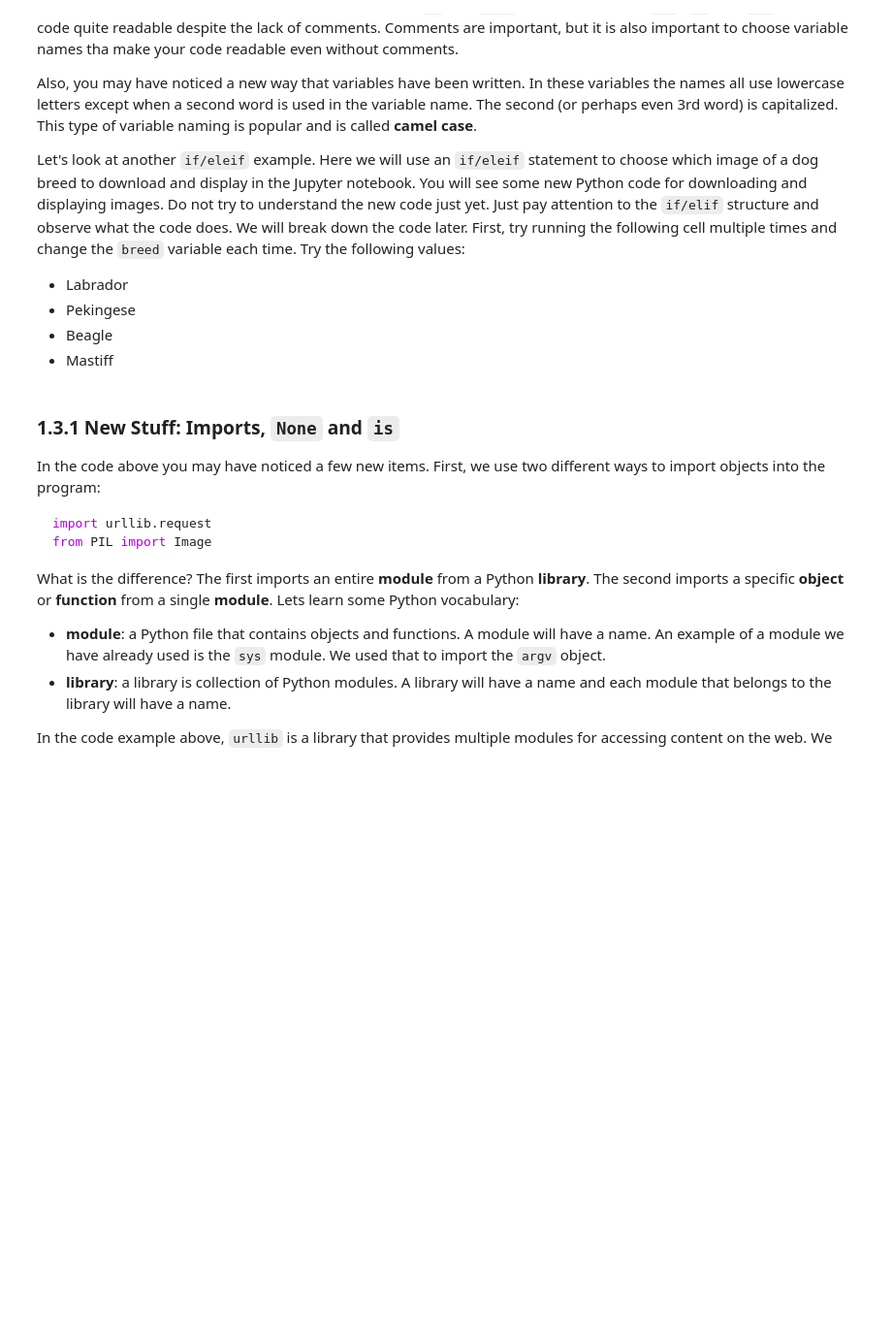
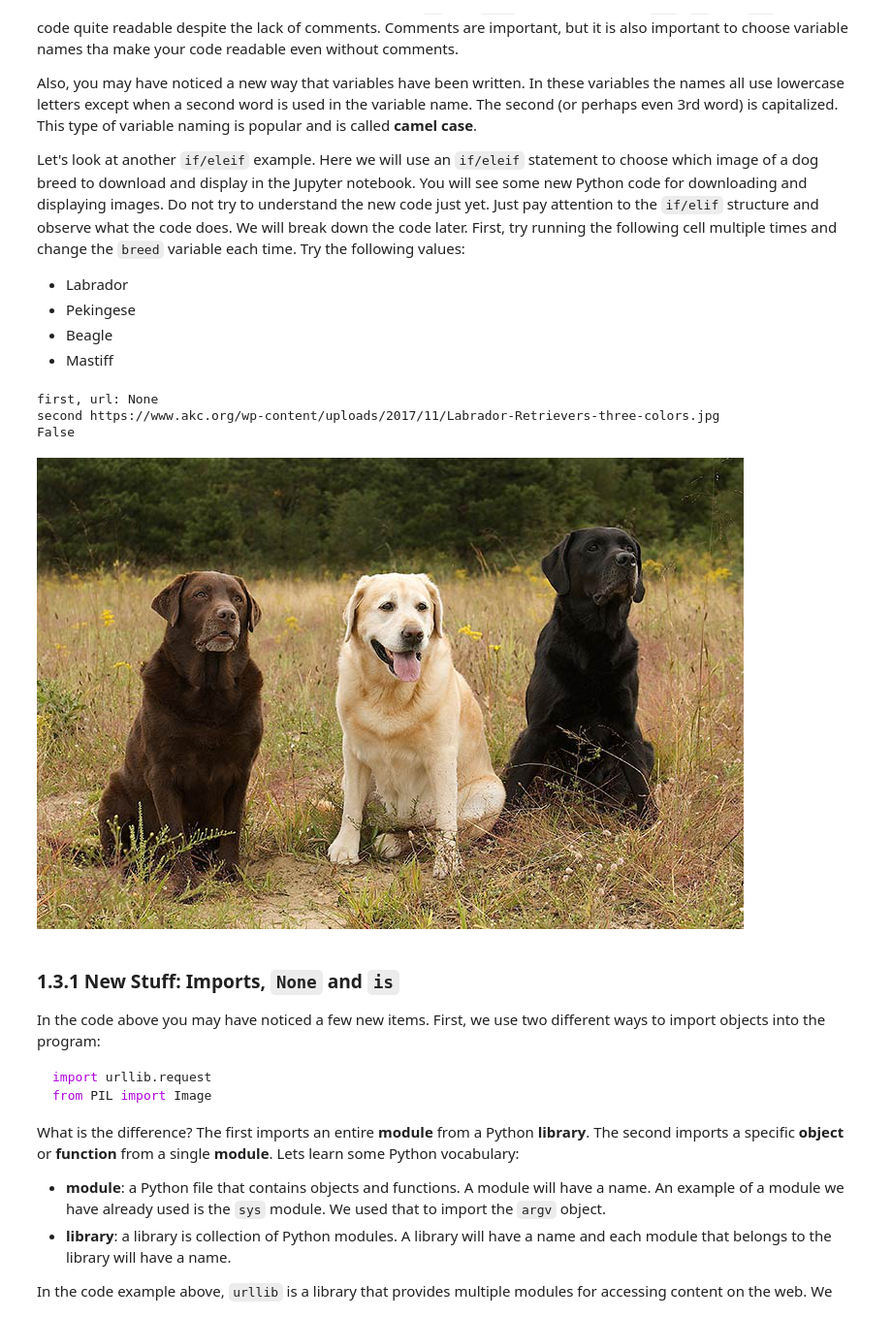
Before and after one commit to ninkuu/Data-Analytics-With-Python, a Jupyter notebook: Module1-Intro_to_Python/A08-Control_Lists_Dicts-Part1.ipynb, the cells around one changed output. Shown at 97% size. Drawn from its saved outputs; the diff is of its cells as text; code cells hidden in the pictures; blank space fills up the shorter version.

```diff
--- a/Module1-Intro_to_Python/A08-Control_Lists_Dicts-Part1.ipynb
+++ b/Module1-Intro_to_Python/A08-Control_Lists_Dicts-Part1.ipynb
@@ -153,27 +173,36 @@ Let's look at another `if/eleif` example.  Here we will use an `if/eleif` statem
 # %%
 import urllib.request
 from PIL import Image
 
-breed = 'Beagle'
+breed = 'Labrador'
 
 url = None
+print('first, url:',url)
 if breed == 'Labrador':
     url = 'https://www.akc.org/wp-content/uploads/2017/11/Labrador-Retrievers-three-colors.jpg'
 elif breed == 'Pekingese':
     url = 'https://www.akc.org/wp-content/uploads/2017/11/Pekingese-standing-in-the-grass.jpg'
 elif breed == 'Beagle':
     url = "https://www.akc.org/wp-content/uploads/2017/11/Beagles-standing-in-a-frosty-field-on-a-cold-morning.jpg"
 elif breed == "Mastiff":
     url = 'https://www.akc.org/wp-content/uploads/2017/11/Mastiff-standing-outdoors.jpg'
 
+print('second', url)
+print(url is None)
+
 if not (url is None):
     download_filename = 'breed_' + breed + '.jpg'
     urllib.request.urlretrieve(url, download_filename)
     img = Image.open(download_filename)
     display(img)
     img.close()
 else:
     print("No picture for the breed, \"{}\".".format(breed))
+# %% [output]
+first, url: None
+second https://www.akc.org/wp-content/uploads/2017/11/Labrador-Retrievers-three-colors.jpg
+False
+[figure, added]
 # %% [markdown]
 ### 1.3.1 New Stuff: Imports, `None` and `is`
 In the code above you may have noticed a few new items.  First, we use two different ways to import objects into the program:
```
Also changed, not shown: parts of 8 cells of this notebook, 3 other files.
